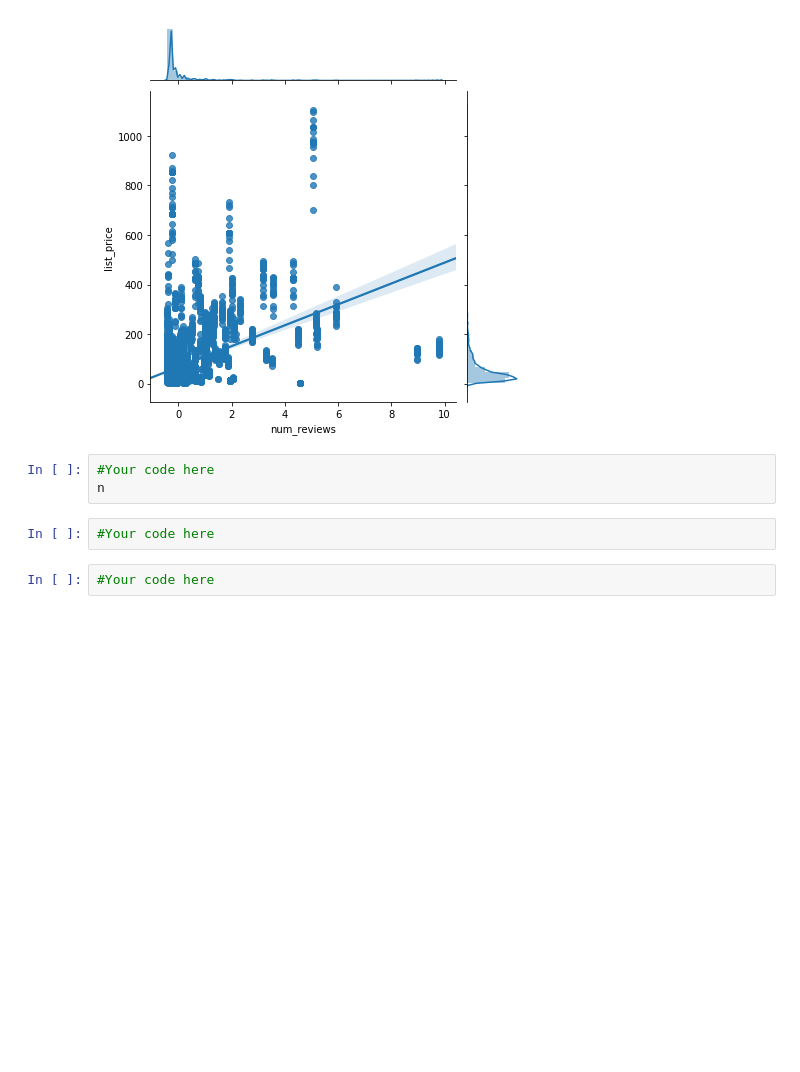
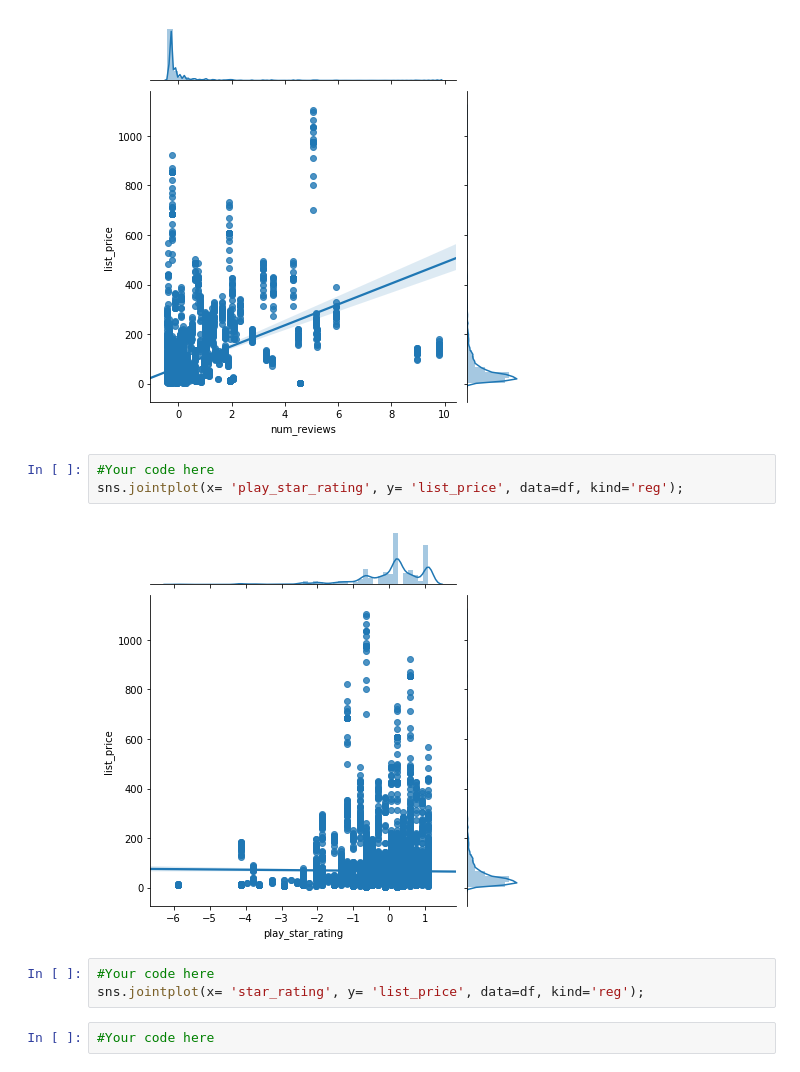
Before and after one commit to BSHaidar/dsc-exploring-your-data-lab-dc-ds-career-042219, a Jupyter notebook: index.ipynb, the cells around one changed output. Saved outputs shown, nothing was run; the diff lists cells and outputs as text; blank space fills up the shorter version.

```diff
--- a/index.ipynb
+++ b/index.ipynb
@@ -66,11 +66,14 @@ sns.jointplot(x= 'piece_count', y= 'list_price', data=df, kind='reg');
 sns.jointplot(x= 'num_reviews', y= 'list_price', data=df, kind='reg');
 # %% [output]
 [figure]
-# %%
-#Your code here
-n
-# %%
-#Your code here
+# %%
+#Your code here
+sns.jointplot(x= 'play_star_rating', y= 'list_price', data=df, kind='reg');
+# %% [output]
+[figure, added]
+# %%
+#Your code here
+sns.jointplot(x= 'star_rating', y= 'list_price', data=df, kind='reg');
 # %%
 #Your code here
 # %% [markdown]
```
